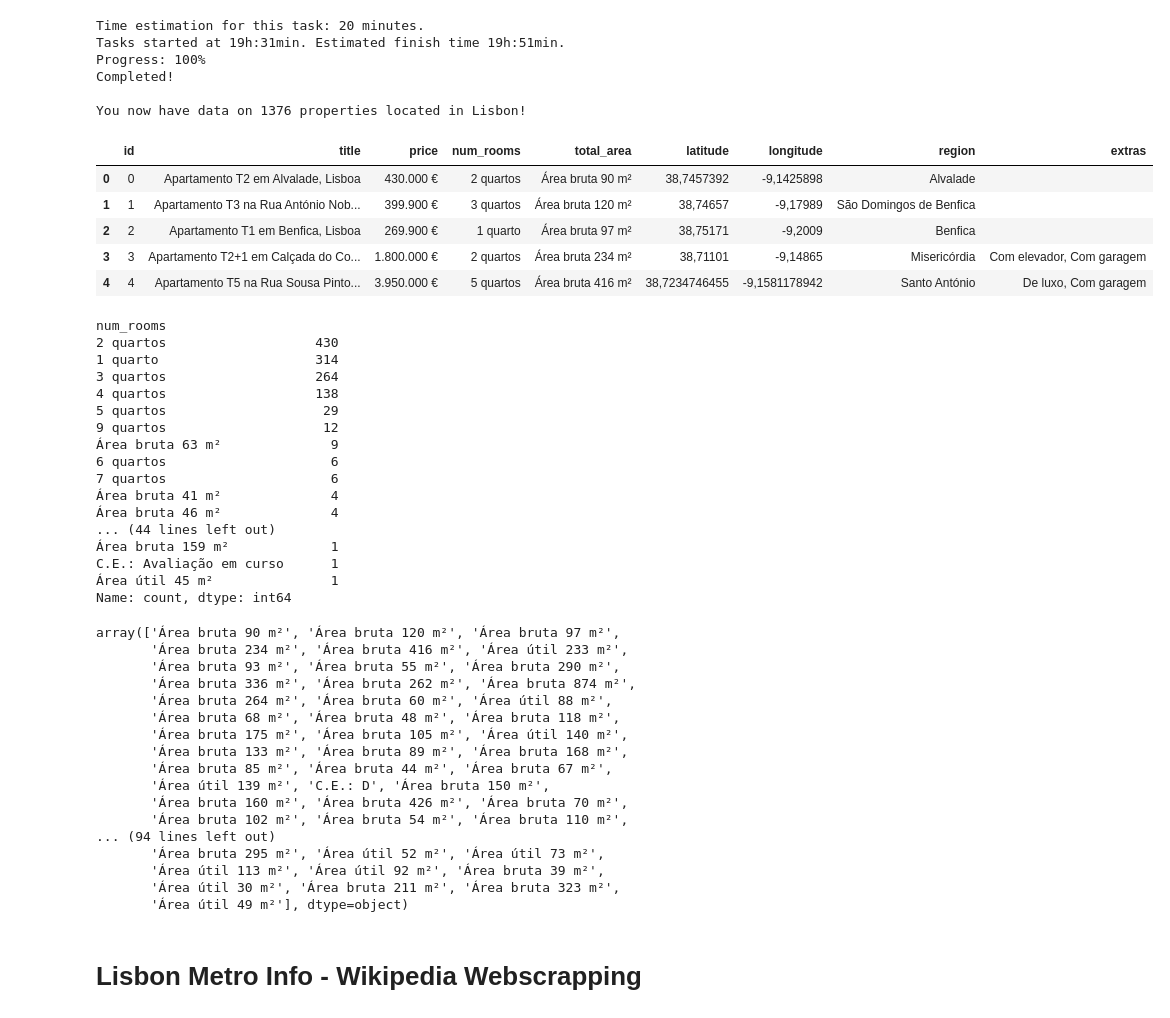
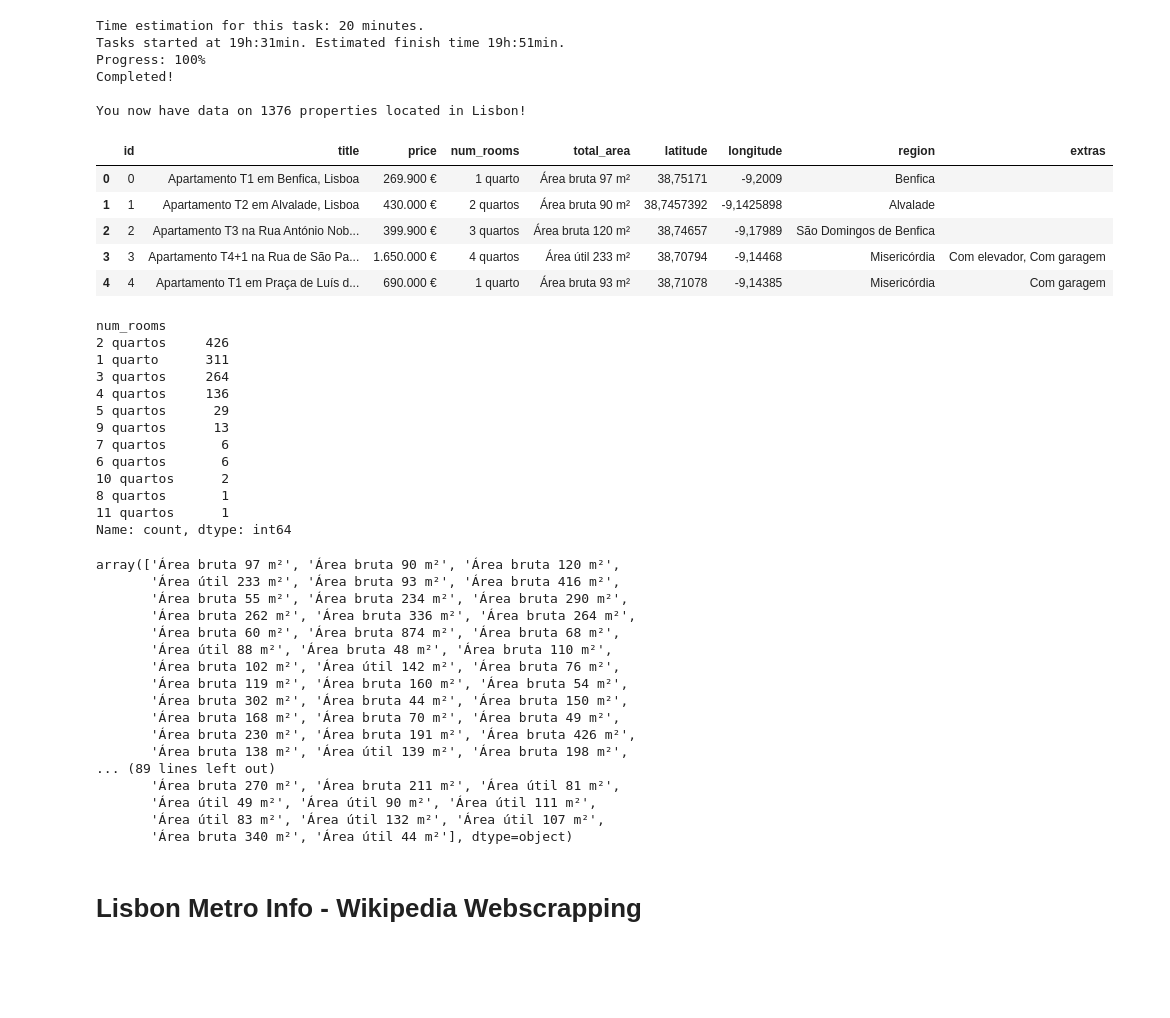
Before and after one commit to Diogomarquesbass/pds_p2, a Jupyter notebook: Web Scrapping (3).ipynb, the cells around one changed output. Cells and saved outputs as stored; diff of their text form; code cells hidden in the pictures; blank space fills up the shorter version.

```diff
--- a/Web Scrapping (3).ipynb
+++ b/Web Scrapping (3).ipynb
@@ -104,57 +105,53 @@ You now have data on 1376 properties located in Lisbon!
 # %%
 # Lisbon_Properties.to_csv('Lisbon_Properties.csv')
 # %%
-# Lisbon_Properties = pd.read_csv('Lisbon_Properties.csv', index_col=0)
+Lisbon_Properties = pd.read_csv('Lisbon_Properties.csv', index_col=0)
 Lisbon_Properties.head()
 # %% [output]
 |  | id | title | price | num_rooms | total_area | latitude | longitude | region | extras |
-| 0 | 0 | Apartamento T2 em Alvalade, Lisboa | 430.000 € | 2 quartos | Área bruta 90 m² | 38,7457392 | -9,1425898 | Alvalade |  |
-| 1 | 1 | Apartamento T3 na Rua António Nob... | 399.900 € | 3 quartos | Área bruta 120 m² | 38,74657 | -9,17989 | São Domingos de Benfica |  |
-| 2 | 2 | Apartamento T1 em Benfica, Lisboa | 269.900 € | 1 quarto | Área bruta 97 m² | 38,75171 | -9,2009 | Benfica |  |
-| 3 | 3 | Apartamento T2+1 em Calçada do Co... | 1.800.000 € | 2 quartos | Área bruta 234 m² | 38,71101 | -9,14865 | Misericórdia | Com elevador, Com garagem |
-| 4 | 4 | Apartamento T5 na Rua Sousa Pinto... | 3.950.000 € | 5 quartos | Área bruta 416 m² | 38,7234746455 | -9,1581178942 | Santo António | De luxo, Com garagem |
+| 0 | 0 | Apartamento T1 em Benfica, Lisboa | 269.900 € | 1 quarto | Área bruta 97 m² | 38,75171 | -9,2009 | Benfica |  |
+| 1 | 1 | Apartamento T2 em Alvalade, Lisboa | 430.000 € | 2 quartos | Área bruta 90 m² | 38,7457392 | -9,1425898 | Alvalade |  |
+| 2 | 2 | Apartamento T3 na Rua António Nob... | 399.900 € | 3 quartos | Área bruta 120 m² | 38,74657 | -9,17989 | São Domingos de Benfica |  |
+| 3 | 3 | Apartamento T4+1 na Rua de São Pa... | 1.650.000 € | 4 quartos | Área útil 233 m² | 38,70794 | -9,14468 | Misericórdia | Com elevador, Com garagem |
+| 4 | 4 | Apartamento T1 em Praça de Luís d... | 690.000 € | 1 quarto | Área bruta 93 m² | 38,71078 | -9,14385 | Misericórdia | Com garagem |
 # %%
 Lisbon_Properties = Lisbon_Properties[~Lisbon_Properties.drop('id', axis=1).duplicated()]
 # %%
 Lisbon_Properties['num_rooms'].value_counts()
 # %% [output]
 num_rooms
-2 quartos                   430
-1 quarto                    314
-3 quartos                   264
-4 quartos                   138
-5 quartos                    29
-9 quartos                    12
-Área bruta 63 m²              9
-6 quartos                     6
-7 quartos                     6
-Área bruta 41 m²              4
-Área bruta 46 m²              4
-... (44 lines left out)
-Área bruta 159 m²             1
-C.E.: Avaliação em curso      1
-Área útil 45 m²               1
+2 quartos     426
+1 quarto      311
+3 quartos     264
+4 quartos     136
+5 quartos      29
+9 quartos      13
+7 quartos       6
+6 quartos       6
+10 quartos      2
+8 quartos       1
+11 quartos      1
 Name: count, dtype: int64
 # %%
 Lisbon_Properties['total_area'].unique()
 # %% [output]
-array(['Área bruta 90 m²', 'Área bruta 120 m²', 'Área bruta 97 m²',
-       'Área bruta 234 m²', 'Área bruta 416 m²', 'Área útil 233 m²',
-       'Área bruta 93 m²', 'Área bruta 55 m²', 'Área bruta 290 m²',
-       'Área bruta 336 m²', 'Área bruta 262 m²', 'Área bruta 874 m²',
-       'Área bruta 264 m²', 'Área bruta 60 m²', 'Área útil 88 m²',
-       'Área bruta 68 m²', 'Área bruta 48 m²', 'Área bruta 118 m²',
-       'Área bruta 175 m²', 'Área bruta 105 m²', 'Área útil 140 m²',
-       'Área bruta 133 m²', 'Área bruta 89 m²', 'Área bruta 168 m²',
-       'Área bruta 85 m²', 'Área bruta 44 m²', 'Área bruta 67 m²',
-       'Área útil 139 m²', 'C.E.: D', 'Área bruta 150 m²',
-       'Área bruta 160 m²', 'Área bruta 426 m²', 'Área bruta 70 m²',
-       'Área bruta 102 m²', 'Área bruta 54 m²', 'Área bruta 110 m²',
-... (94 lines left out)
-       'Área bruta 295 m²', 'Área útil 52 m²', 'Área útil 73 m²',
-       'Área útil 113 m²', 'Área útil 92 m²', 'Área bruta 39 m²',
-       'Área útil 30 m²', 'Área bruta 211 m²', 'Área bruta 323 m²',
-       'Área útil 49 m²'], dtype=object)
+array(['Área bruta 97 m²', 'Área bruta 90 m²', 'Área bruta 120 m²',
+       'Área útil 233 m²', 'Área bruta 93 m²', 'Área bruta 416 m²',
+       'Área bruta 55 m²', 'Área bruta 234 m²', 'Área bruta 290 m²',
+       'Área bruta 262 m²', 'Área bruta 336 m²', 'Área bruta 264 m²',
+       'Área bruta 60 m²', 'Área bruta 874 m²', 'Área bruta 68 m²',
+       'Área útil 88 m²', 'Área bruta 48 m²', 'Área bruta 110 m²',
+       'Área bruta 102 m²', 'Área útil 142 m²', 'Área bruta 76 m²',
+       'Área bruta 119 m²', 'Área bruta 160 m²', 'Área bruta 54 m²',
+       'Área bruta 302 m²', 'Área bruta 44 m²', 'Área bruta 150 m²',
+       'Área bruta 168 m²', 'Área bruta 70 m²', 'Área bruta 49 m²',
+       'Área bruta 230 m²', 'Área bruta 191 m²', 'Área bruta 426 m²',
+       'Área bruta 138 m²', 'Área útil 139 m²', 'Área bruta 198 m²',
+... (89 lines left out)
+       'Área bruta 270 m²', 'Área bruta 211 m²', 'Área útil 81 m²',
+       'Área útil 49 m²', 'Área útil 90 m²', 'Área útil 111 m²',
+       'Área útil 83 m²', 'Área útil 132 m²', 'Área útil 107 m²',
+       'Área bruta 340 m²', 'Área útil 44 m²'], dtype=object)
 # %% [markdown]
 # Lisbon Metro Info - Wikipedia Webscrapping
 # %%
```
Also changed, not shown: parts of 15 cells of this notebook.
